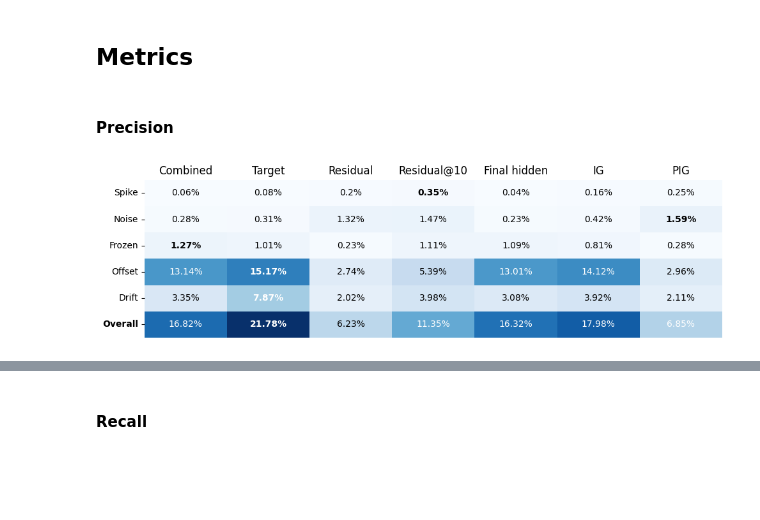
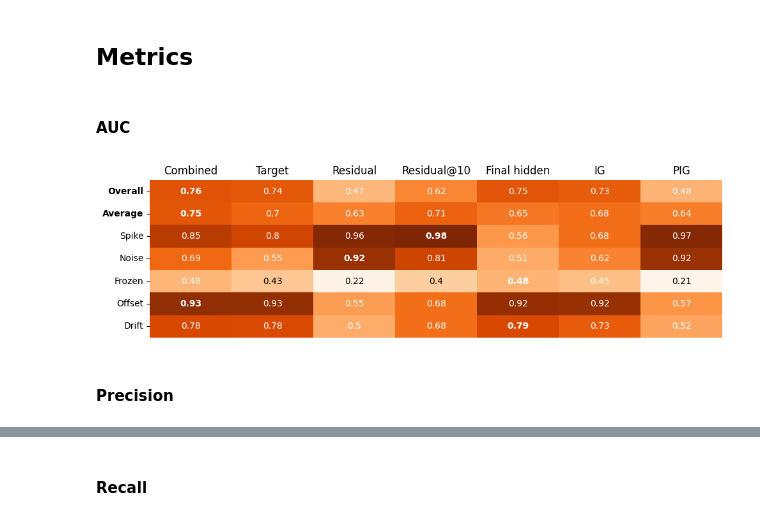
Before and after one commit to AronDJacobsen/fault_management_uds, a Jupyter notebook: notebooks/4_anomalous/1_investigate_features.ipynb, the cells around one changed output, grey strips where cells are left out. Cells and saved outputs as stored; diff of their text form; code cells hidden in the pictures; blank space fills up the shorter version.

```diff
--- a/notebooks/4_anomalous/1_investigate_features.ipynb
+++ b/notebooks/4_anomalous/1_investigate_features.ipynb
@@ -340,7 +340,7 @@ Feature: PIG
 # %%
 # Create a figure with two subplots side by side
 fig, axes = plt.subplots(2, len(evaluate_keys), figsize=(15, 5))
-
+auc_scores = {}
 for i, key in enumerate(evaluate_keys):
     # Confusion matrix
     conf_matrix = confusion_matrix(results['Actual'], results[key]['Predicted'])
@@ -357,6 +357,9 @@ for i, key in enumerate(evaluate_keys):
     # ROC curve
     fpr, tpr, _ = roc_curve(results['Actual'], results[key]['Decision Function'])
     roc_auc = auc(fpr, tpr)
+    auc_scores[key] = {
+        'Overall': roc_auc,
+    }
     axes[1, i].plot(fpr, tpr, color='darkorange', lw=2, label='AUC: %0.2f' % roc_auc)
     axes[1, i].plot([0, 1], [0, 1], color='navy', lw=2, linestyle='--')
     axes[1, i].set_xlim([0.0, 1.0])
@@ -402,6 +405,7 @@ for label in hue_order[::-1]:
         # ROC curve
         fpr, tpr, _ = roc_curve(results['Actual'][mask], results[key]['Decision Function'][mask])
         roc_auc = auc(fpr, tpr)
+        auc_scores[key][label] = roc_auc
         axes[1, i].plot(fpr, tpr, color='darkorange', lw=2, label='AUC: %0.2f' % roc_auc)
         axes[1, i].plot([0, 1], [0, 1], color='navy', lw=2, linestyle='--')
         axes[1, i].set_xlim([0.0, 1.0])
@@ -451,6 +455,33 @@ def annotate_heatmap(data, data_fmt, ax, cmap='Blues', high_best=True):
             # Add text annotation
             str_value = data_fmt[i, j]
             ax.text(j + 0.5, i + 0.5, str_value, ha="center", va="center", color=text_color, **text_kwargs)
+
+
+
+def visualize_metric_matrix(data, cmap, round_to, suffix=None, figsize=(10, 3)):
+
+    # Prepare the data
+    data_fmt = data.to_numpy().round(round_to).astype(str)
+    if suffix is not None:
+        # add a % sign to each value
+        data_fmt = np.char.add(data_fmt, suffix)
+
+    # Create the heatmap
+    plt.figure(figsize=figsize)
+    ax = sns.heatmap(data, annot=False, cmap=cmap, cbar=False)
+    annotate_heatmap(data.to_numpy(), data_fmt, ax=ax, cmap=cmap)
+    # format
+    ax.yaxis.get_major_ticks()[-1].label1.set_fontweight('bold')
+    ax.yaxis.get_major_ticks()[-2].label1.set_fontweight('bold')
+    plt.gca().invert_yaxis()
+    plt.gca().xaxis.set_ticks_position('top')
+    plt.xticks(fontsize=12)
+    plt.gca().xaxis.set_tick_params(size=0)
+    plt.tight_layout()
+    plt.show()
+
+
+row_order = hue_order[1:] + ['Average', 'Overall']
 # %%
 # old plot
 # precision_scores = {key: precision_score(results['Actual'], results[key]['Predicted'])*100 for key in evaluate_keys}
@@ -465,6 +496,20 @@ def annotate_heatmap(data, data_fmt, ax, cmap='Blues', high_best=True):
 # plt.gca().spines['top'].set_visible(False); plt.gca().spines['right'].set_visible(False)
 # plt.tight_layout()
 # plt.show()
+# %% [markdown]
+#### AUC
+# %%
+# Create a DataFrame with the precision scores
+auc_df = pd.DataFrame(auc_scores)
+
+# Calculate the average AUC as well
+auc_df.loc['Average'] = auc_df.loc[hue_order[1:]].mean()
+# reorder the rows
+auc_df = auc_df.loc[row_order]
+# %%
+visualize_metric_matrix(auc_df, 'Oranges', 2, suffix=None, figsize=(10, 3))
+# %% [output]
+[figure, added]
 # %% [markdown]
 #### Precision
 # %%
@@ -482,23 +527,3 @@ for key in evaluate_keys:
 
 # Create a DataFrame with the precision scores
 precision_df = pd.DataFrame(precision_scores)
-# %%
-# Prepare the data
-data_fmt = precision_df.to_numpy().round(2).astype(str)
-# add a % sign to each value
-data_fmt = np.char.add(data_fmt, '%')
-
-# Create the heatmap
-plt.figure(figsize=(10, 3))
-ax = sns.heatmap(precision_df, annot=False, cmap='Blues', cbar=False)
-annotate_heatmap(precision_df.to_numpy(), data_fmt, ax=ax, cmap='Blues')
-# format
-ax.yaxis.get_major_ticks()[0].label1.set_fontweight('bold')
-plt.gca().invert_yaxis()
-plt.gca().xaxis.set_ticks_position('top')
-plt.xticks(fontsize=12)
-plt.gca().xaxis.set_tick_params(size=0)
-plt.tight_layout()
-plt.show()
-# %% [output]
-[figure, removed]
```
Also changed, not shown: parts of 8 cells of this notebook, 1 other file.
